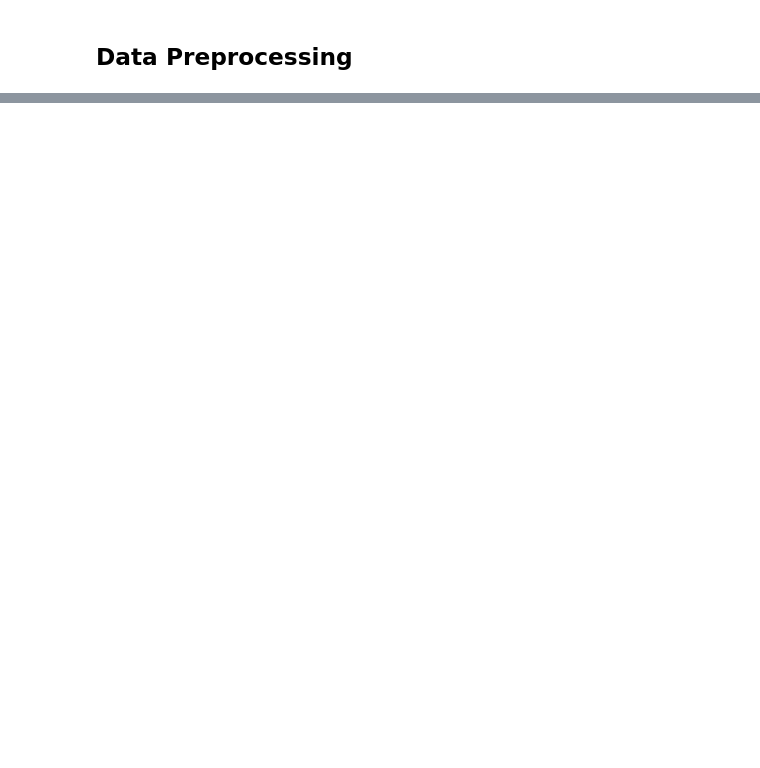
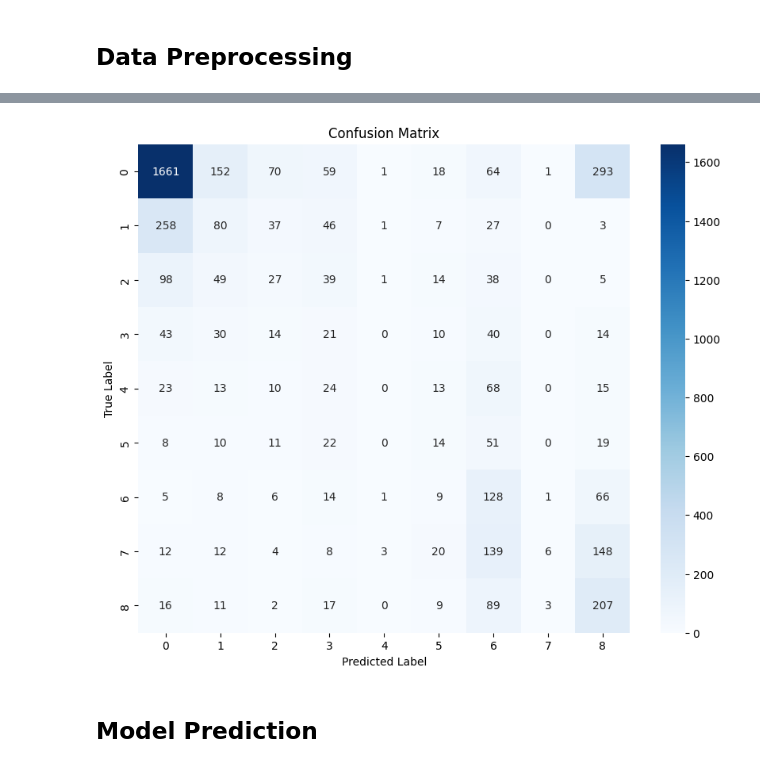
Before and after one commit to Iyabivuz-e/Airline_rating_predictor, a Jupyter notebook: main.ipynb, the cells around one changed output, grey strips where cells are left out. Drawn from its saved outputs; the diff is of its cells as text; code cells hidden in the pictures; blank space fills up the shorter version.

```diff
--- a/main.ipynb
+++ b/main.ipynb
@@ -146,0 +199,4 @@ print(preprocessing)
+# %%
+tfidf_vectorizer = TfidfVectorizer(min_df=2, max_features=5000)
+X_train_tfidf = tfidf_vectorizer.fit_transform(X_train)
+X_test_tfidf = tfidf_vectorizer.transform(X_test)
@@ -146,0 +324,9 @@ print(preprocessing)
+# %%
+y_pred_probs = model.predict(X_test_tfidf)
+y_predict = np.argmax(y_pred_probs, axis=1)
+
+# Print evaluation metrics
+print("\nModel Evaluation:")
+print(f"Accuracy: {accuracy_score(y_test_encoded, y_predict):.4f}")
+print("\nClassification Report:")
+print(classification_report(y_test_encoded, y_predict))
@@ -146,0 +351,14 @@ print(preprocessing)
+# %%
+# confusion matrix plot
+cm = confusion_matrix(y_test_encoded, y_predict)
+plt.figure(figsize=(10, 8))
+sns.heatmap(cm, annot=True, fmt='d', cmap='Blues')
+plt.title('Confusion Matrix')
+plt.ylabel('True Label')
+plt.xlabel('Predicted Label')
+plt.show()
+plt.close()
+# %% [output]
+[figure, added]
+# %% [markdown]
+## Model Prediction
```
Also changed, not shown: parts of 32 cells of this notebook.
